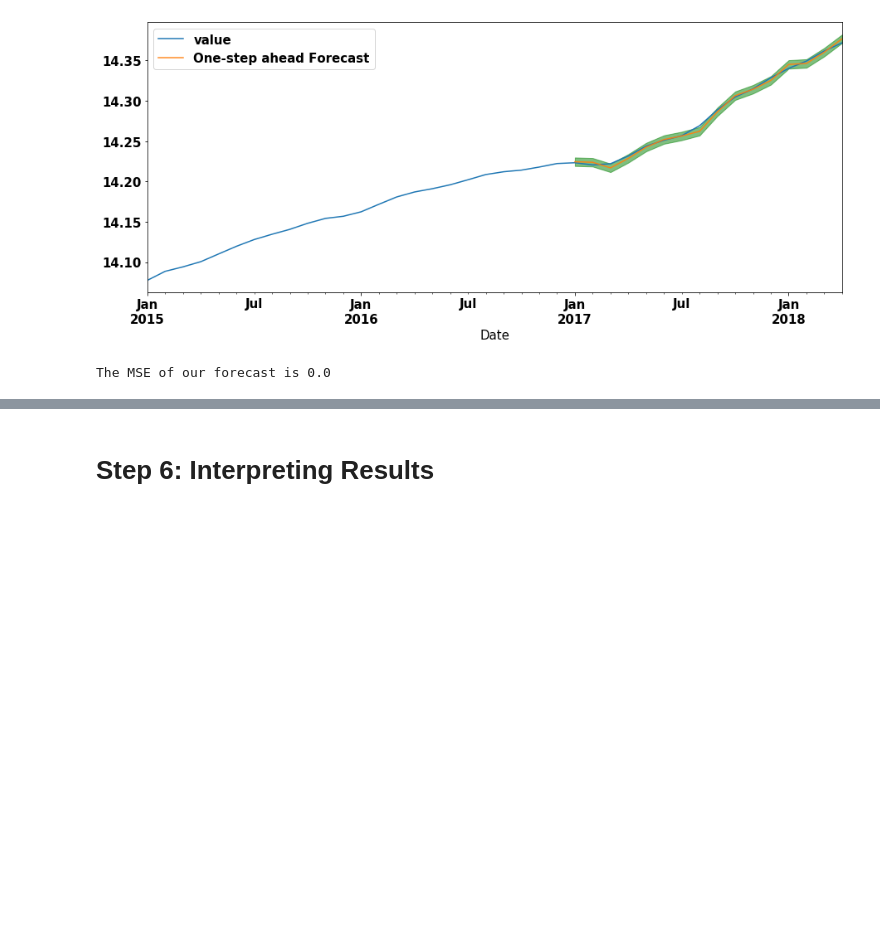
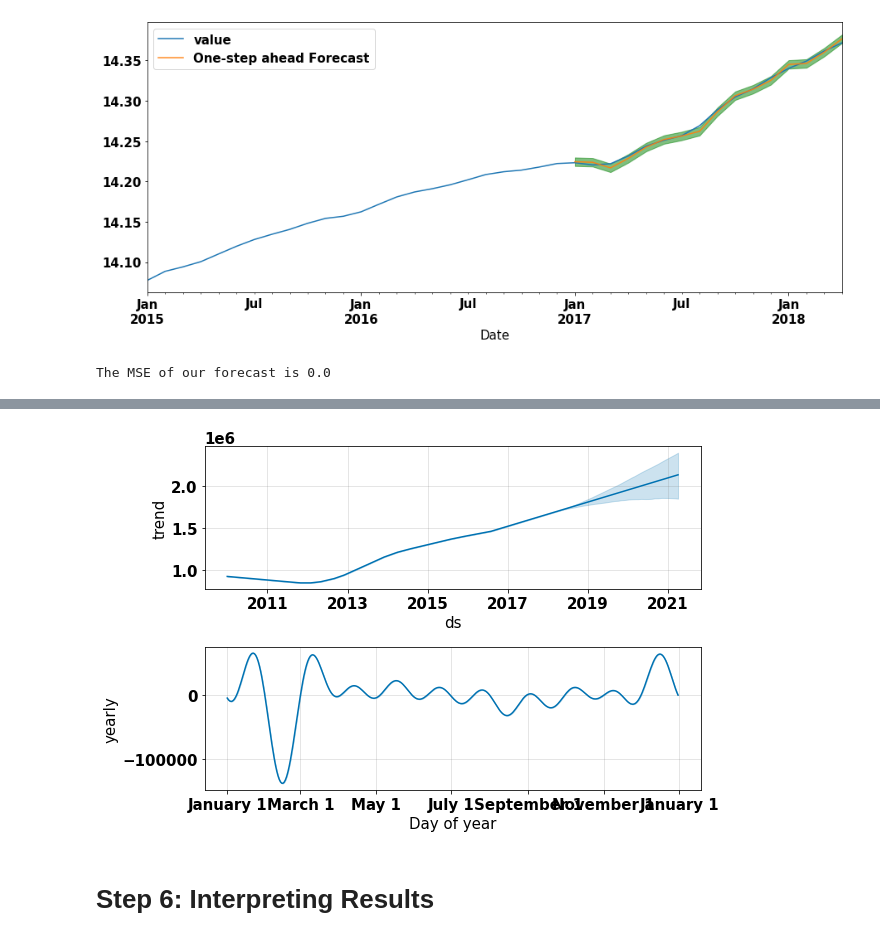
Before and after one commit to c-woo/Zillow-Time-Series, a Jupyter notebook: starter_notebook.ipynb, the cells around one changed output, grey strips where cells are left out. Cells and saved outputs as stored; diff of their text form; code cells hidden in the pictures; blank space fills up the shorter version.

```diff
--- a/starter_notebook.ipynb
+++ b/starter_notebook.ipynb
@@ -502,2 +596,7 @@ The MSE of our forecast is 0.0
+# %%
+Model.plot_components(forecast)
+plt.show()
+# %% [output]
+[figure, added]
 # %% [markdown]
 # Step 6: Interpreting Results
```
Also changed, not shown: parts of 19 cells of this notebook.
